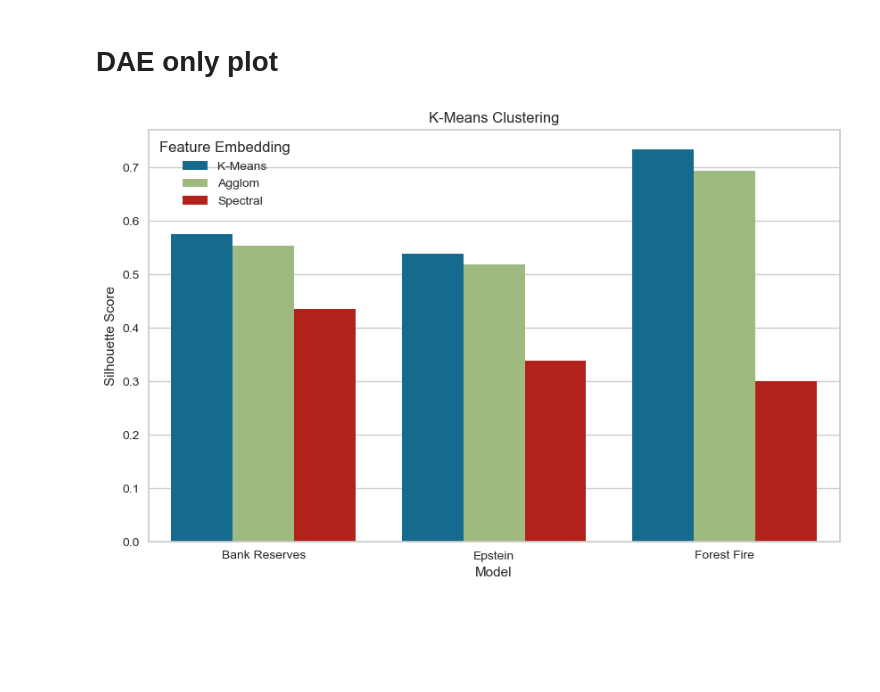
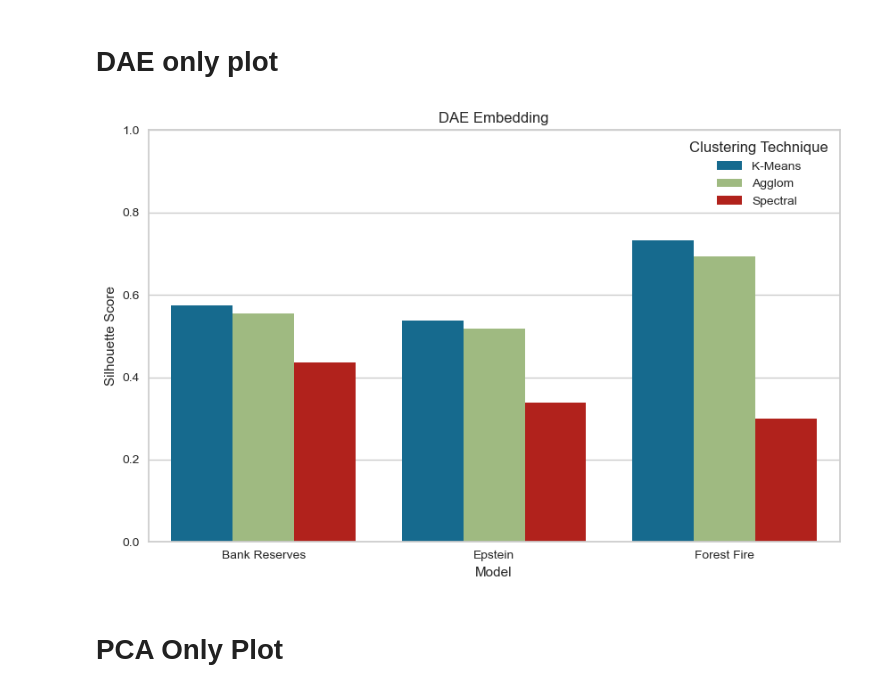
Before and after one commit to MariaElise-T/TS-Clustering, a Jupyter notebook: Dissertation_visualizations-silhouette_euc_embed.ipynb, the cells around one changed output. Saved outputs shown, nothing was run; the diff lists cells and outputs as text; code cells hidden in the pictures; blank space fills up the shorter version.

```diff
--- a/Dissertation_visualizations-silhouette_euc_embed.ipynb
+++ b/Dissertation_visualizations-silhouette_euc_embed.ipynb
@@ -234,7 +237,7 @@ ff_dae_kmeans = m.silhouette_score(df, label_results.loc["DAE_KMeans"].to_numpy(
 ff_dae_agglom = m.silhouette_score(df, label_results.loc["DAE_Agglom"].to_numpy(), metric='euclidean')
 ff_dae_spectral = m.silhouette_score(df, label_results.loc["DAE_Spectral"].to_numpy(), metric='euclidean')
 # %%
-df_kmeans = pd.DataFrame({'Model': ['Bank Reserves', 'Bank Reserves', 'Bank Reserves',
+df_dae = pd.DataFrame({'Model': ['Bank Reserves', 'Bank Reserves', 'Bank Reserves',
                                     'Epstein', 'Epstein', 'Epstein',
                                     'Forest Fire', 'Forest Fire', 'Forest Fire'],
                         'Clustering': ['K-Means', 'Agglom', 'Spectral',
@@ -246,15 +249,17 @@ df_kmeans = pd.DataFrame({'Model': ['Bank Reserves', 'Bank Reserves', 'Bank Rese
                          })
 # %%
 plt.figure(figsize=(10, 6))
-sns.barplot(data=df_kmeans, x="Model", y="Silhouette Score", hue="Clustering")
+sns.barplot(data=df_dae, x="Model", y="Silhouette Score", hue="Clustering")
 
 # Customize the plot
 plt.xlabel("Model")
 plt.ylabel("Silhouette Score")
-plt.title("K-Means Clustering")
-plt.legend(title="Feature Embedding")
-#plt.ylim(10000, 20000)
+plt.title("DAE Embedding")
+plt.legend(title="Clustering Technique")
+plt.ylim(0, 1)
 plt.savefig("dae_embedding_comp.png", format="png")
 plt.show()
 # %% [output]
-[figure, old version]
+[figure, new version]
+# %% [markdown]
+# PCA Only Plot
```
Also changed, not shown: parts of 34 cells of this notebook, 7 other files.
